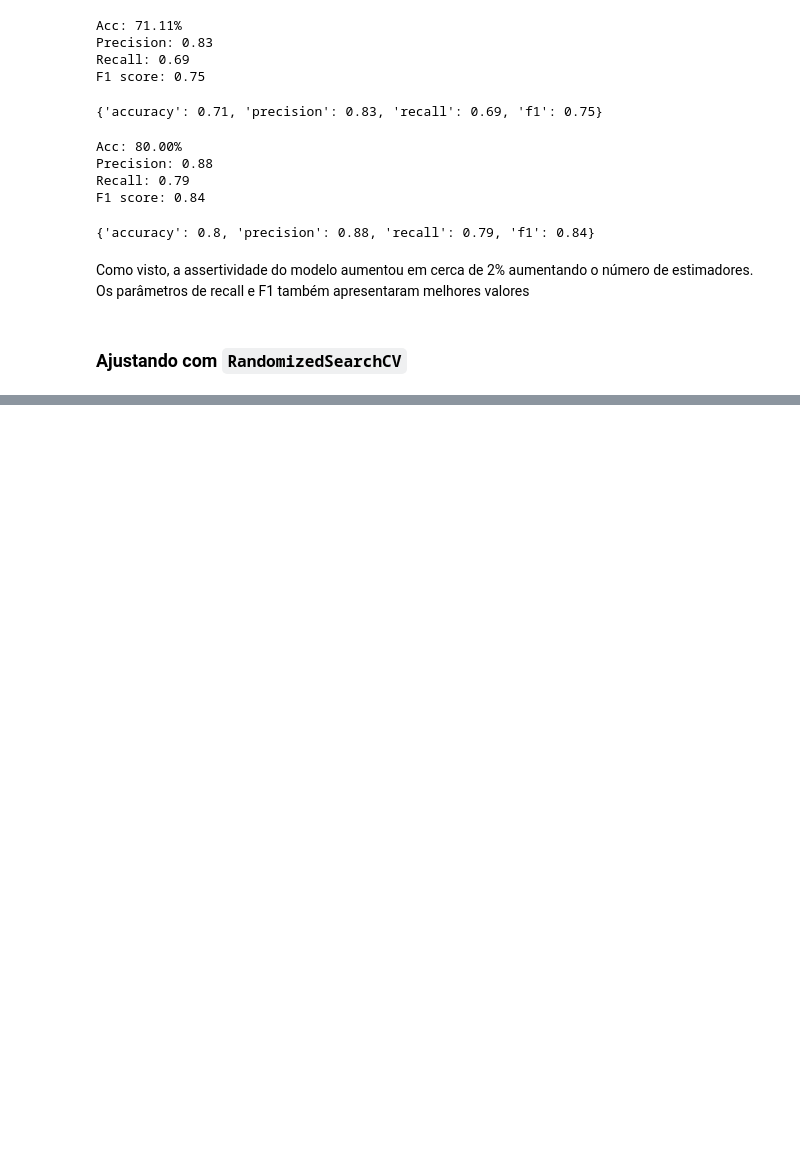
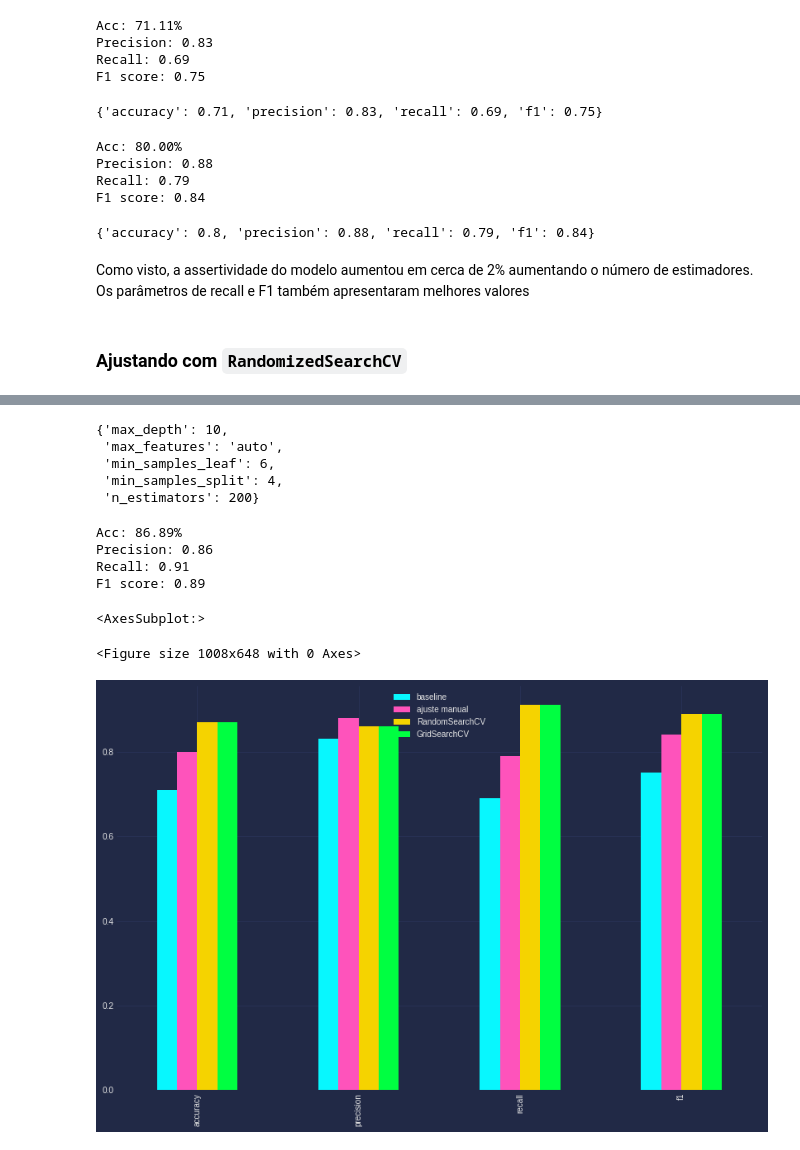
Before and after one commit to pesadaum/learning, a Jupyter notebook: courses/data-science-and-machine-learning-ztm/9_Scikit-learn/scikit_learn.ipynb, the cells around one changed output, grey strips where cells are left out. Saved outputs shown, nothing was run; the diff lists cells and outputs as text; code cells hidden in the pictures; blank space fills up the shorter version.

```diff
--- a/courses/data-science-and-machine-learning-ztm/9_Scikit-learn/scikit_learn.ipynb
+++ b/courses/data-science-and-machine-learning-ztm/9_Scikit-learn/scikit_learn.ipynb
@@ -839,0 +899,4 @@ from sklearn.model_selection import RandomizedSearchCV
+# %%
+rs_y_preds = rs_clf.predict(X_test)
+
+rs_metrics = evaluate_preds(y_test, rs_y_preds)
@@ -839,0 +910,21 @@ from sklearn.model_selection import RandomizedSearchCV
+# %%
+from sklearn.model_selection import GridSearchCV
+
+grid_2 = {
+    'n_estimators': [200, 500, 1000],
+    'max_depth': [5, 10, 20],
+    'max_features': ['auto'],
+    'min_samples_split': [4],
+    'min_samples_leaf': [6]
+}
+
+np.random.seed(42)
+
+clf = RandomForestClassifier(n_jobs=1)
+
+gs_clf = GridSearchCV(estimator=clf,
+                      param_grid=grid_2,
+                      cv=5,
+                      verbose=2)
+
+gs_clf.fit(X_train, y_train)
@@ -839,0 +954,28 @@ from sklearn.model_selection import RandomizedSearchCV
+# %%
+gs_clf.best_params_
+# %% [output]
+{'max_depth': 10,
+ 'max_features': 'auto',
+ 'min_samples_leaf': 6,
+ 'min_samples_split': 4,
+ 'n_estimators': 200}
+# %%
+gs_y_preds = gs_clf.predict(X_test)
+gs_metrics = evaluate_preds(y_test, gs_y_preds)
+# %% [output]
+Acc: 86.89%
+Precision: 0.86
+Recall: 0.91
+F1 score: 0.89
+# %%
+compare_metrics = pd.DataFrame({'baseline': baseline_metrics,
+                                'ajuste manual': clf_2_metrics,
+                                'RandomSearchCV': rs_metrics,
+                                'GridSearchCV': gs_metrics})
+
+plt.figure(figsize=(14,9))
+compare_metrics.plot.bar(figsize=(14,9))
+# %% [output]
+<AxesSubplot:>
+<Figure size 1008x648 with 0 Axes>
+[figure, added]
```
Also changed, not shown: parts of 12 cells of this notebook, 1 other file.
